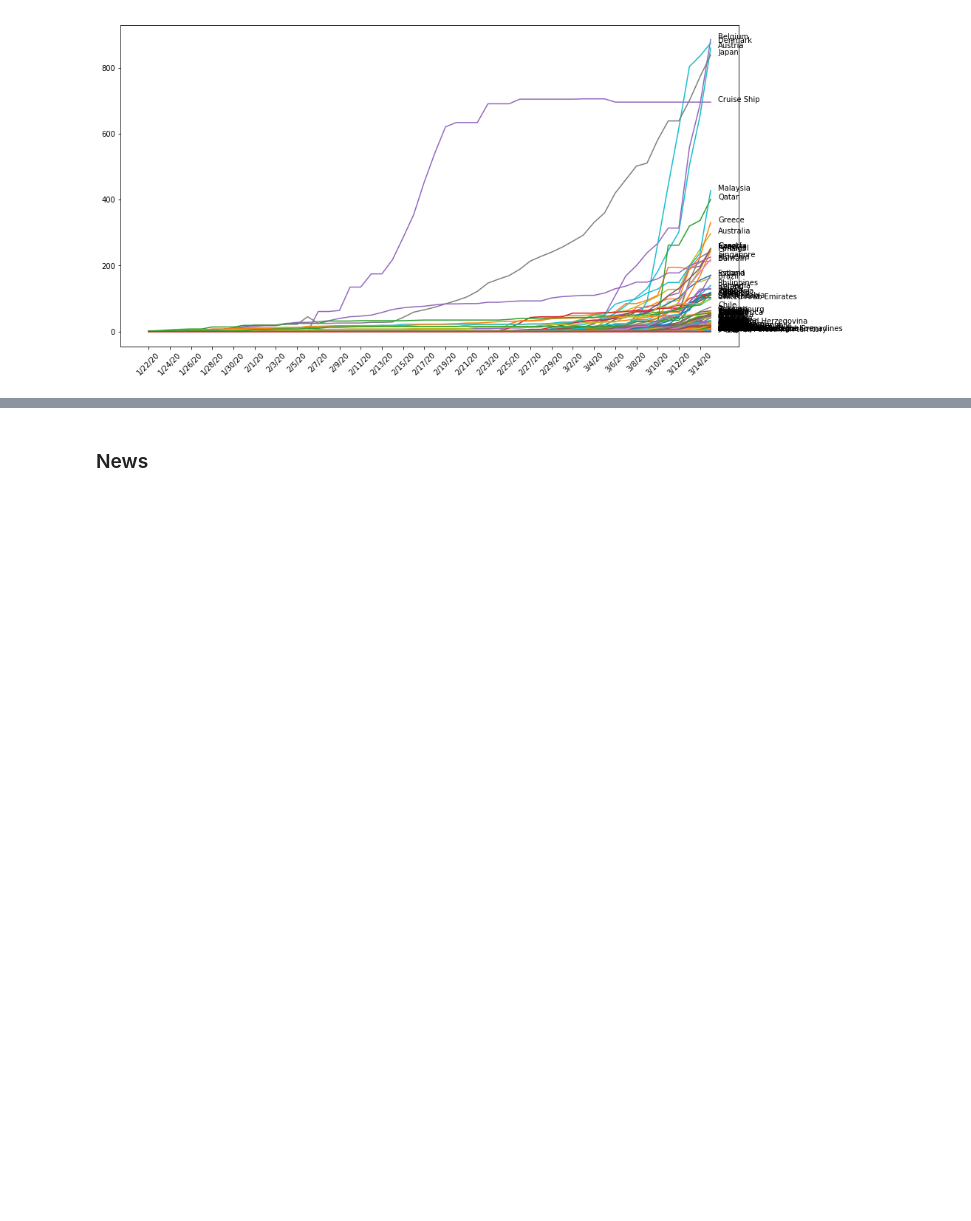
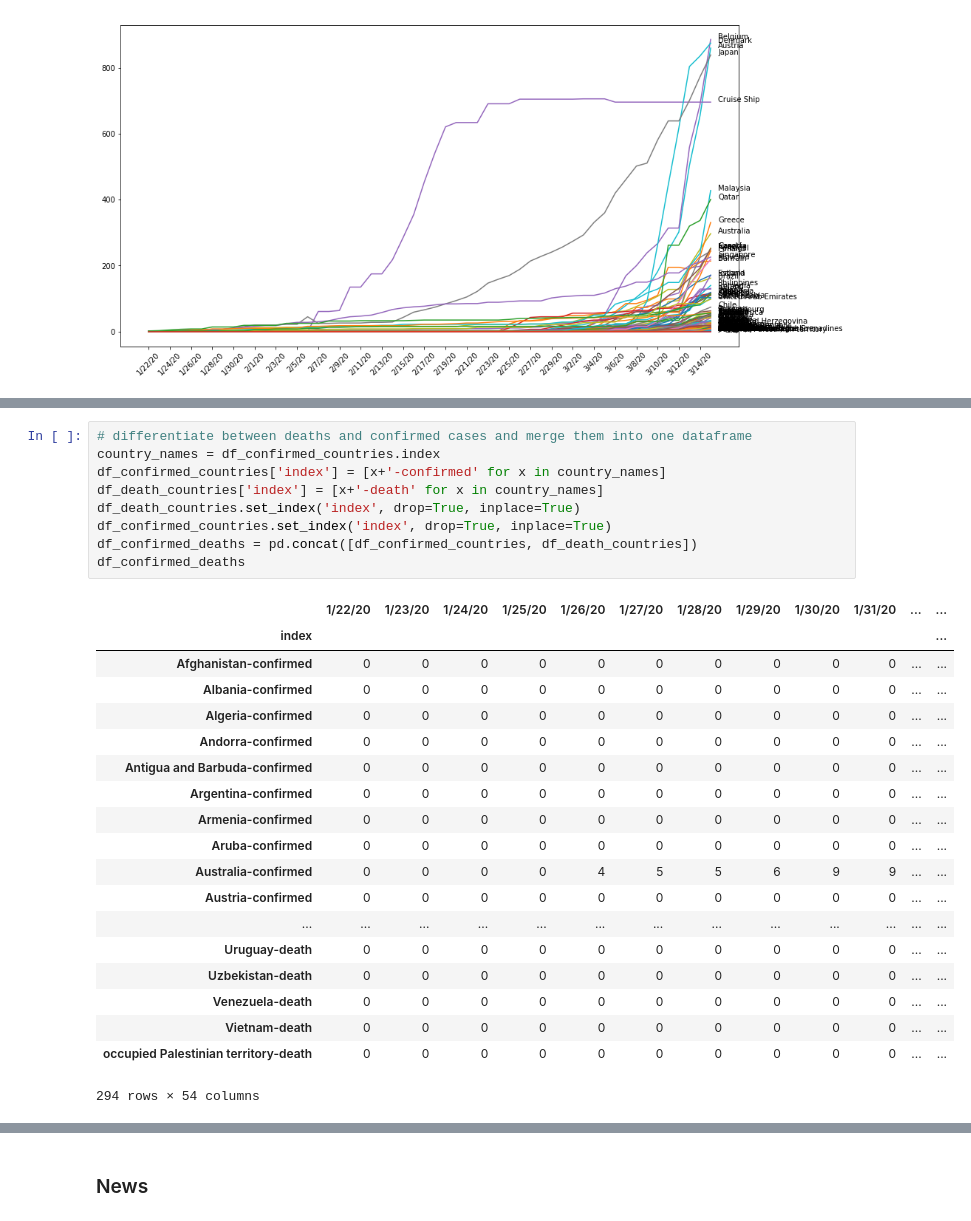
Before and after one commit to hopeman1102/visualize-covid-19, a Jupyter notebook: covid-19.ipynb, the cells around one changed output, grey strips where cells are left out. Drawn from its saved outputs; the diff is of its cells as text; blank space fills up the shorter version.

```diff
--- a/covid-19.ipynb
+++ b/covid-19.ipynb
@@ -220,0 +271,29 @@ plt.xticks(adjust_xticks, rotation=45);
+# %%
+# differentiate between deaths and confirmed cases and merge them into one dataframe
+country_names = df_confirmed_countries.index
+df_confirmed_countries['index'] = [x+'-confirmed' for x in country_names]
+df_death_countries['index'] = [x+'-death' for x in country_names]
+df_death_countries.set_index('index', drop=True, inplace=True)
+df_confirmed_countries.set_index('index', drop=True, inplace=True)
+df_confirmed_deaths = pd.concat([df_confirmed_countries, df_death_countries])
+df_confirmed_deaths
+# %% [output]
+|  | 1/22/20 | 1/23/20 | 1/24/20 | 1/25/20 | 1/26/20 | 1/27/20 | 1/28/20 | 1/29/20 | 1/30/20 | 1/31/20 | ... | ... |
+| index |  |  |  |  |  |  |  |  |  |  |  | ... |
+| Afghanistan-confirmed | 0 | 0 | 0 | 0 | 0 | 0 | 0 | 0 | 0 | 0 | ... | ... |
+| Albania-confirmed | 0 | 0 | 0 | 0 | 0 | 0 | 0 | 0 | 0 | 0 | ... | ... |
+| Algeria-confirmed | 0 | 0 | 0 | 0 | 0 | 0 | 0 | 0 | 0 | 0 | ... | ... |
+| Andorra-confirmed | 0 | 0 | 0 | 0 | 0 | 0 | 0 | 0 | 0 | 0 | ... | ... |
+| Antigua and Barbuda-confirmed | 0 | 0 | 0 | 0 | 0 | 0 | 0 | 0 | 0 | 0 | ... | ... |
+| Argentina-confirmed | 0 | 0 | 0 | 0 | 0 | 0 | 0 | 0 | 0 | 0 | ... | ... |
+| Armenia-confirmed | 0 | 0 | 0 | 0 | 0 | 0 | 0 | 0 | 0 | 0 | ... | ... |
+| Aruba-confirmed | 0 | 0 | 0 | 0 | 0 | 0 | 0 | 0 | 0 | 0 | ... | ... |
+| Australia-confirmed | 0 | 0 | 0 | 0 | 4 | 5 | 5 | 6 | 9 | 9 | ... | ... |
+| Austria-confirmed | 0 | 0 | 0 | 0 | 0 | 0 | 0 | 0 | 0 | 0 | ... | ... |
+| ... | ... | ... | ... | ... | ... | ... | ... | ... | ... | ... | ... | ... |
+| Uruguay-death | 0 | 0 | 0 | 0 | 0 | 0 | 0 | 0 | 0 | 0 | ... | ... |
+| Uzbekistan-death | 0 | 0 | 0 | 0 | 0 | 0 | 0 | 0 | 0 | 0 | ... | ... |
+| Venezuela-death | 0 | 0 | 0 | 0 | 0 | 0 | 0 | 0 | 0 | 0 | ... | ... |
+| Vietnam-death | 0 | 0 | 0 | 0 | 0 | 0 | 0 | 0 | 0 | 0 | ... | ... |
+| occupied Palestinian territory-death | 0 | 0 | 0 | 0 | 0 | 0 | 0 | 0 | 0 | 0 | ... | ... |
+294 rows × 54 columns
```
Also changed, not shown: parts of 30 cells of this notebook.
